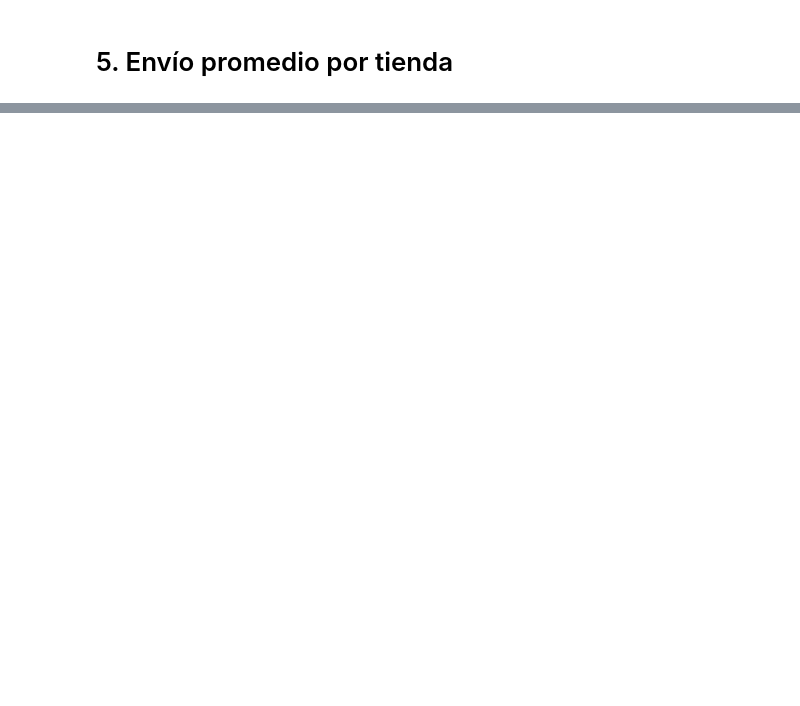
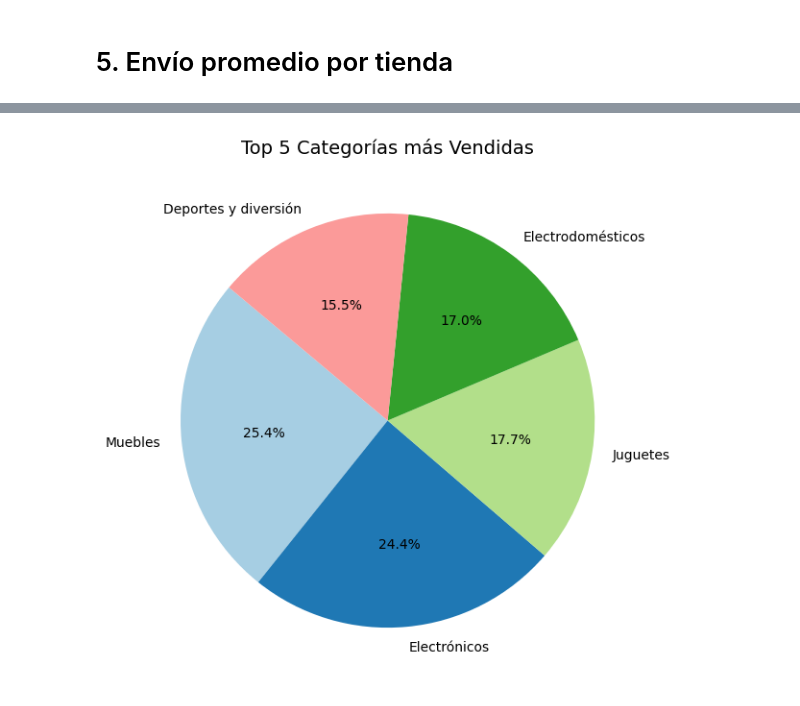
Before and after one commit to Karla12-B/AluraStoreLatam, a Jupyter notebook: AluraStoreLatam.ipynb, the cells around one changed output, grey strips where cells are left out. Cells and saved outputs as stored; diff of their text form; code cells hidden in the pictures; blank space fills up the shorter version.

```diff
--- a/AluraStoreLatam.ipynb
+++ b/AluraStoreLatam.ipynb
@@ -35,0 +210,11 @@ tienda.head()
+# %%
+# Mostramos las 5 categorías principales de la Tienda que más vendió
+top_categorias = tienda['Categoría del Producto'].value_counts().head(5)
+
+plt.figure(figsize=(7, 7))
+plt.pie(top_categorias, labels=top_categorias.index, autopct='%1.1f%%', startangle=140, colors=plt.cm.Paired.colors)
+
+plt.title('Top 5 Categorías más Vendidas', fontsize=14)
+plt.show()
+# %% [output]
+[figure, added]
```
Also changed, not shown: parts of 18 cells of this notebook.
